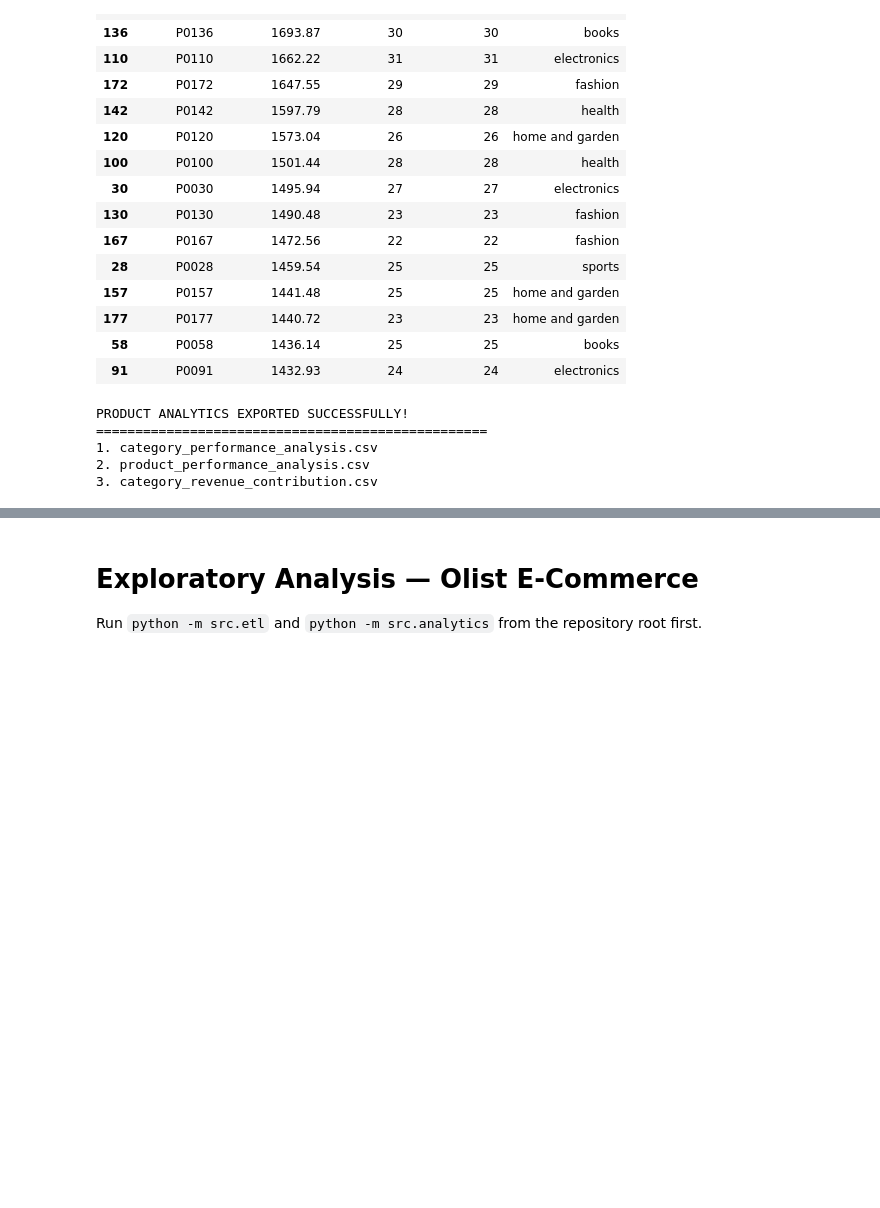
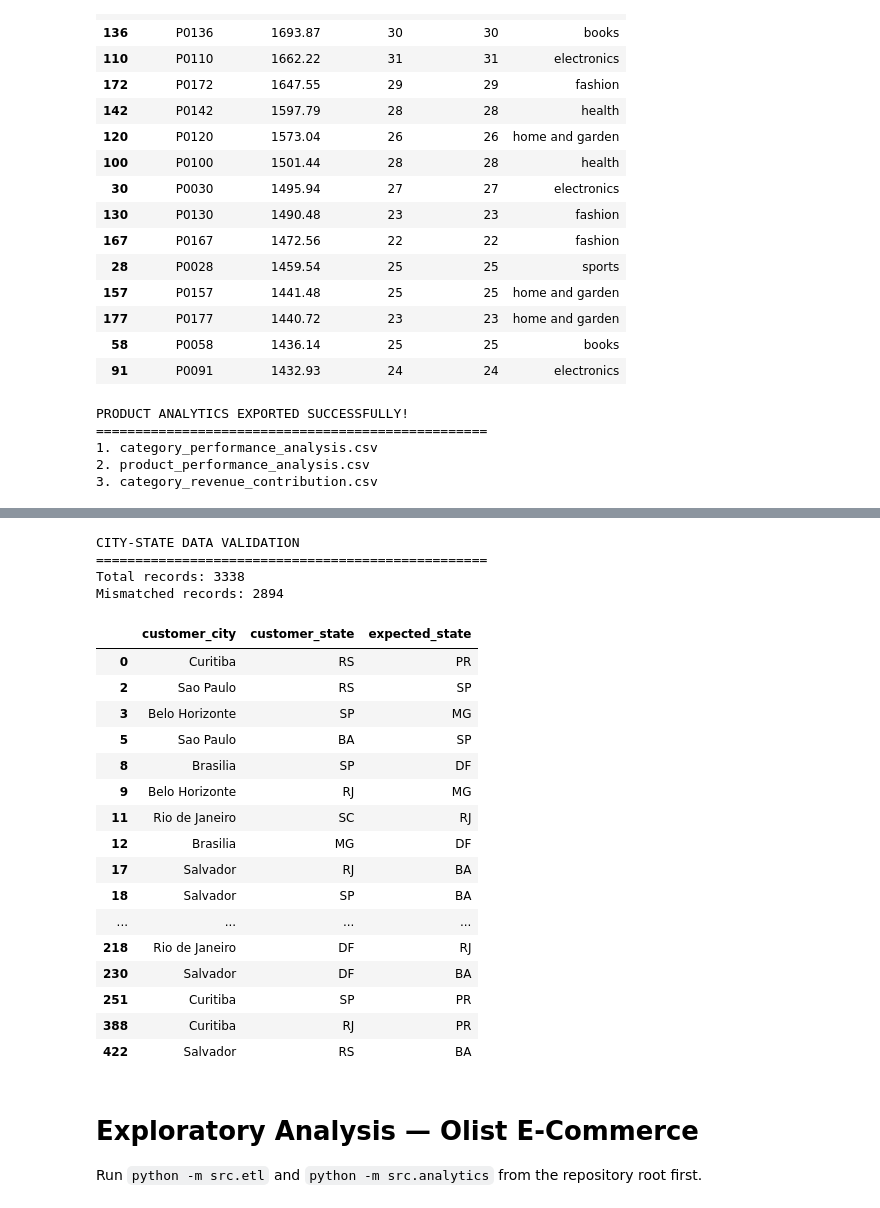
Before and after one commit to Fariha12t/ecommerce-customer-revenue-intelligence, a Jupyter notebook: notebooks/exploratory_analysis.ipynb, the cells around one changed output, grey strips where cells are left out. Cells and saved outputs as stored; diff of their text form; code cells hidden in the pictures; blank space fills up the shorter version.

Commit message:
Complete geographic analytics and fix location data quality

```diff
--- a/notebooks/exploratory_analysis.ipynb
+++ b/notebooks/exploratory_analysis.ipynb
@@ -1016,0 +1300,60 @@ PRODUCT ANALYTICS EXPORTED SUCCESSFULLY!
+# %%
+
+# 7.8 Validate city-state combinations
+
+city_state_mapping = {
+    "Sao Paulo": "SP",
+    "Belo Horizonte": "MG",
+    "Rio de Janeiro": "RJ",
+    "Brasilia": "DF",
+    "Porto Alegre": "RS",
+    "Salvador": "BA",
+    "Curitiba": "PR"
+}
+
+geo_df["expected_state"] = (
+    geo_df["customer_city"].map(city_state_mapping)
+)
+
+geo_df["state_match"] = (
+    geo_df["customer_state"] == geo_df["expected_state"]
+)
+
+mismatches = geo_df[
+    geo_df["expected_state"].notna()
+    & (~geo_df["state_match"])
+]
+
+print("CITY-STATE DATA VALIDATION")
+print("=" * 50)
+
+print("Total records:", len(geo_df))
+print("Mismatched records:", len(mismatches))
+
+display(
+    mismatches[
+        ["customer_city", "customer_state", "expected_state"]
+    ].drop_duplicates()
+)
+# %% [output]
+CITY-STATE DATA VALIDATION
+==================================================
+Total records: 3338
+Mismatched records: 2894
+|  | customer_city | customer_state | expected_state |
+| 0 | Curitiba | RS | PR |
+| 2 | Sao Paulo | RS | SP |
+| 3 | Belo Horizonte | SP | MG |
+| 5 | Sao Paulo | BA | SP |
+| 8 | Brasilia | SP | DF |
+| 9 | Belo Horizonte | RJ | MG |
+| 11 | Rio de Janeiro | SC | RJ |
+| 12 | Brasilia | MG | DF |
+| 17 | Salvador | RJ | BA |
+| 18 | Salvador | SP | BA |
+| ... | ... | ... | ... |
+| 218 | Rio de Janeiro | DF | RJ |
+| 230 | Salvador | DF | BA |
+| 251 | Curitiba | SP | PR |
+| 388 | Curitiba | RJ | PR |
+| 422 | Salvador | RS | BA |
```
Also changed, not shown: parts of 27 cells of this notebook, 1 other file.
